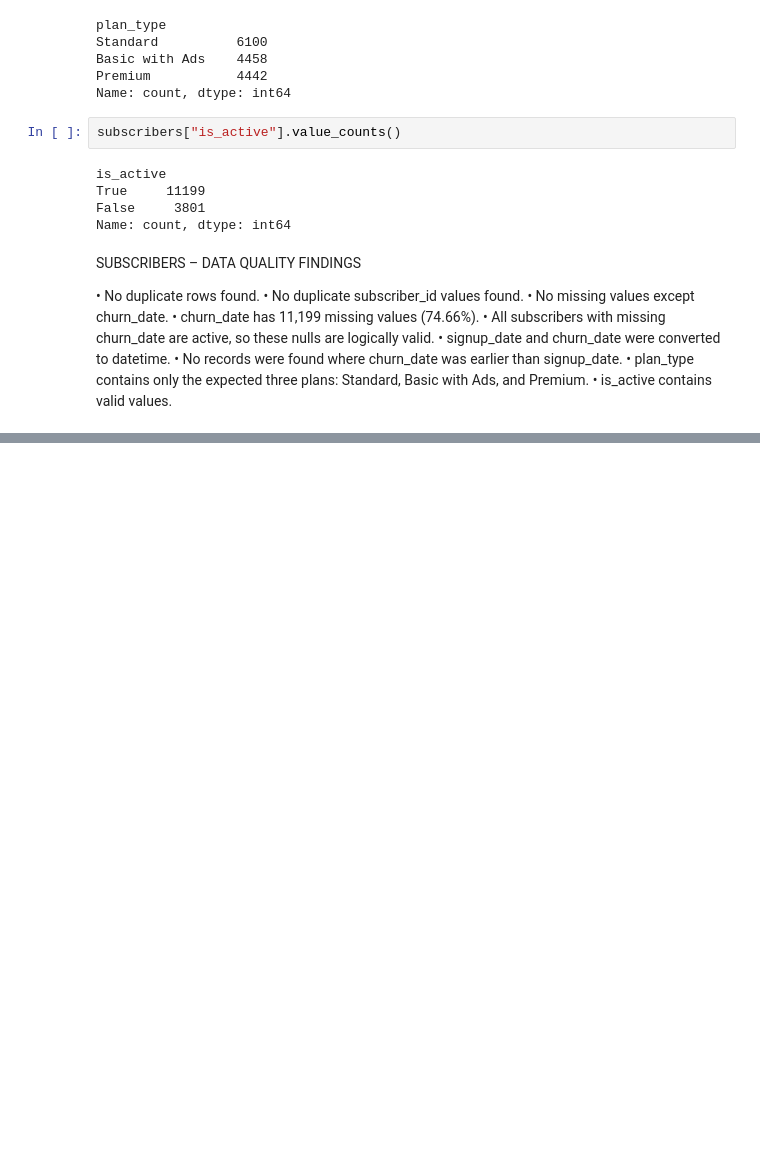
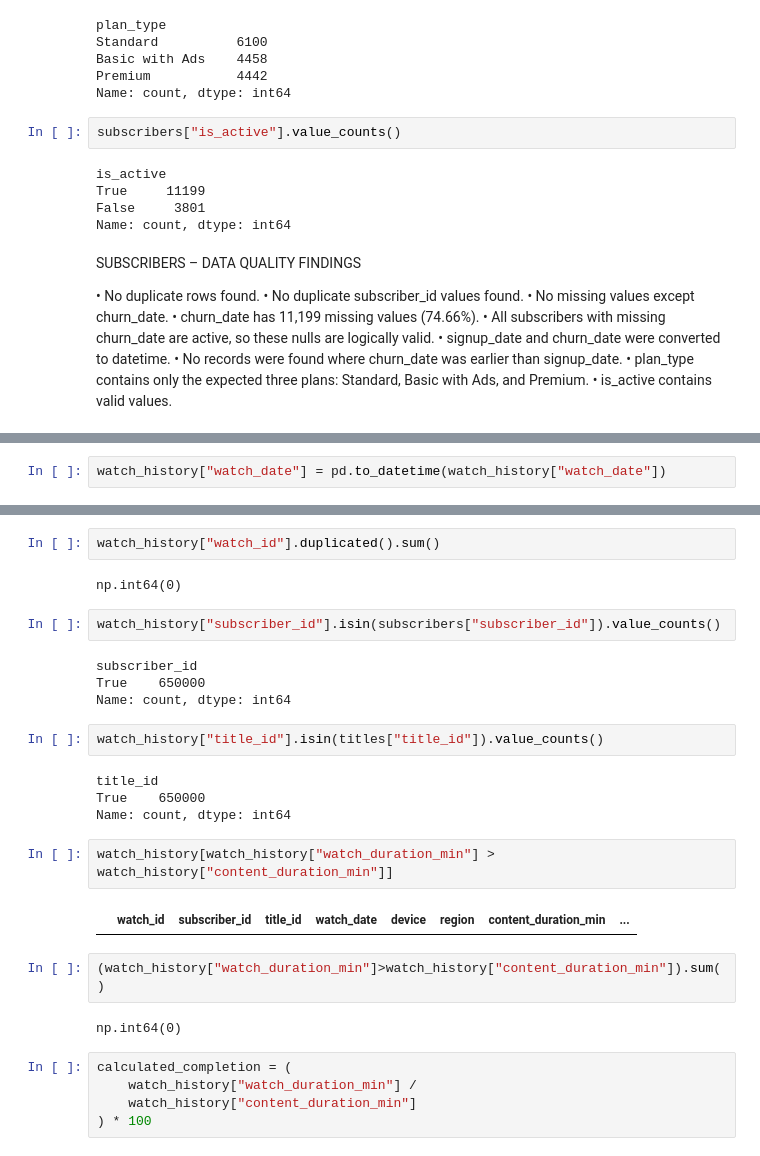
Before and after one commit to assthakochar6-da/streamflix-project, a Jupyter notebook: Phase1_DataCleaning_asstha.ipynb, the cells around one changed output, grey strips where cells are left out. Cells and saved outputs as stored; diff of their text form; blank space fills up the shorter version.

```diff
--- a/Phase1_DataCleaning_asstha.ipynb
+++ b/Phase1_DataCleaning_asstha.ipynb
@@ -264,0 +293,2 @@ SUBSCRIBERS – DATA QUALITY FINDINGS
+# %%
+watch_history["watch_date"] = pd.to_datetime(watch_history["watch_date"])
@@ -264,0 +323,29 @@ SUBSCRIBERS – DATA QUALITY FINDINGS
+# %%
+watch_history["watch_id"].duplicated().sum()
+# %% [output]
+np.int64(0)
+# %%
+watch_history["subscriber_id"].isin(subscribers["subscriber_id"]).value_counts()
+# %% [output]
+subscriber_id
+True    650000
+Name: count, dtype: int64
+# %%
+watch_history["title_id"].isin(titles["title_id"]).value_counts()
+# %% [output]
+title_id
+True    650000
+Name: count, dtype: int64
+# %%
+watch_history[watch_history["watch_duration_min"] > watch_history["content_duration_min"]]
+# %% [output]
+|  | watch_id | subscriber_id | title_id | watch_date | device | region | content_duration_min | ... |
+# %%
+(watch_history["watch_duration_min"]>watch_history["content_duration_min"]).sum()
+# %% [output]
+np.int64(0)
+# %%
+calculated_completion = (
+    watch_history["watch_duration_min"] /
+    watch_history["content_duration_min"]
+) * 100
```
Also changed, not shown: parts of 19 cells of this notebook.
